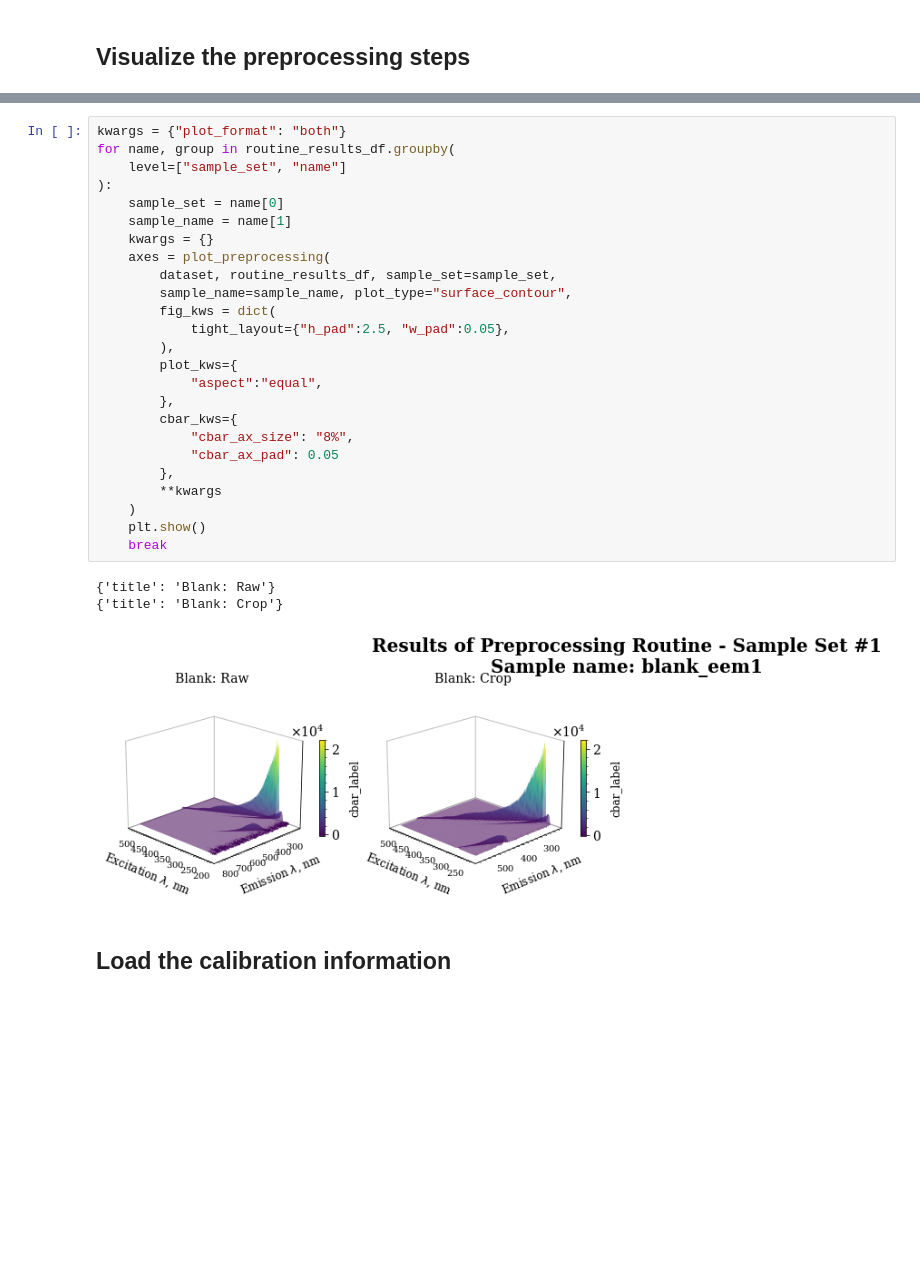
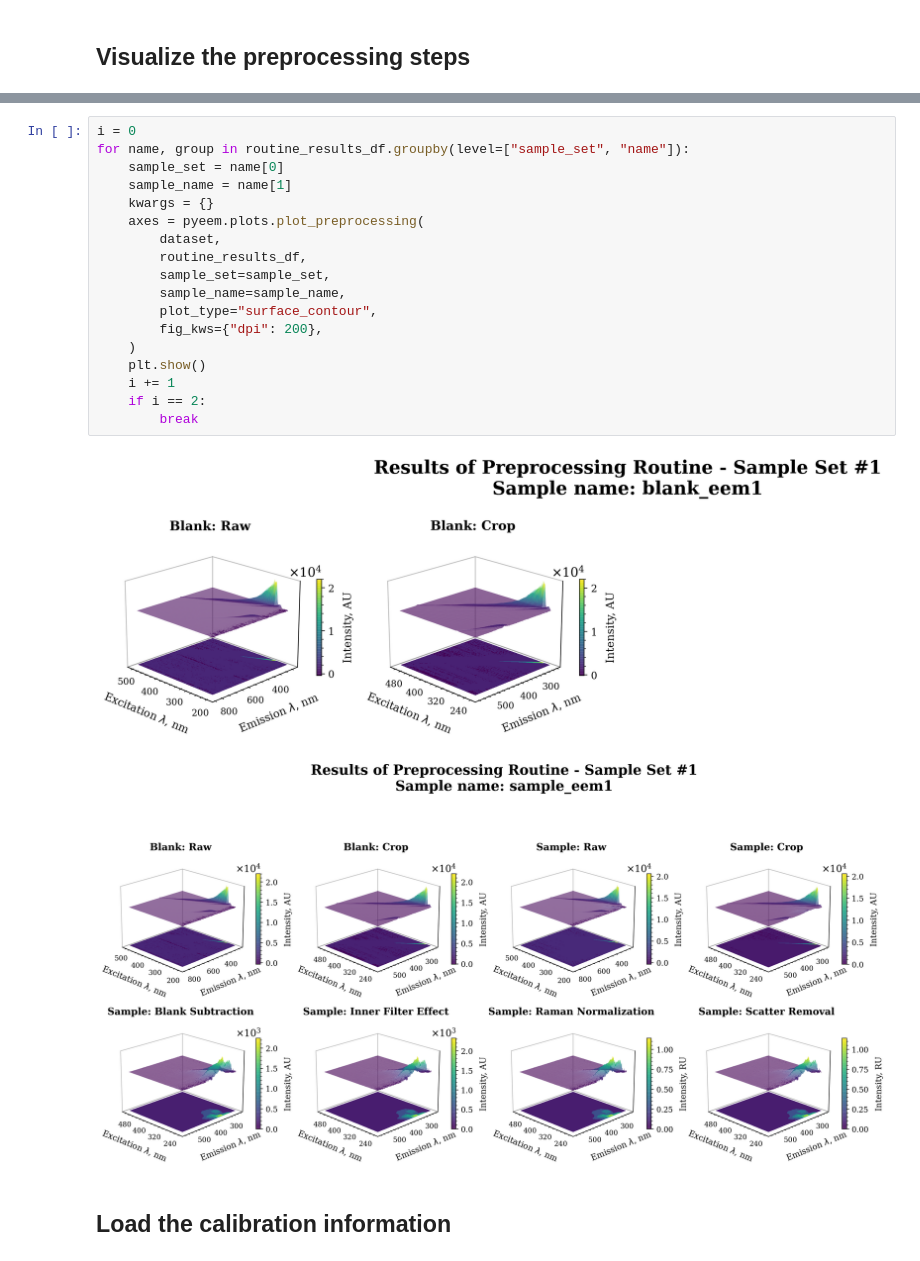
Before and after one commit to drewmee/PyEEM, a Jupyter notebook: examples/pyeem_tutorial.ipynb, the cells around one changed output, grey strips where cells are left out. Cells and saved outputs as stored; diff of their text form; blank space fills up the shorter version.

Commit message:
Refactored plots

```diff
--- a/examples/pyeem_tutorial.ipynb
+++ b/examples/pyeem_tutorial.ipynb
@@ -411,33 +483,25 @@ def plot_preprocessing(
     return axes
 # %%
-kwargs = {"plot_format": "both"}
-for name, group in routine_results_df.groupby(
-    level=["sample_set", "name"]
-):
+i = 0
+for name, group in routine_results_df.groupby(level=["sample_set", "name"]):
     sample_set = name[0]
     sample_name = name[1]
     kwargs = {}
-    axes = plot_preprocessing(
-        dataset, routine_results_df, sample_set=sample_set,
-        sample_name=sample_name, plot_type="surface_contour",
-        fig_kws = dict(
-            tight_layout={"h_pad":2.5, "w_pad":0.05},
-        ),
-        plot_kws={
-            "aspect":"equal",
-        },
-        cbar_kws={
-            "cbar_ax_size": "8%",
-            "cbar_ax_pad": 0.05
-        },
-        **kwargs
+    axes = pyeem.plots.plot_preprocessing(
+        dataset,
+        routine_results_df,
+        sample_set=sample_set,
+        sample_name=sample_name,
+        plot_type="surface_contour",
+        fig_kws={"dpi": 200},
     )
     plt.show()
-    break
+    i += 1
+    if i == 2:
+        break
 # %% [output]
-{'title': 'Blank: Raw'}
-{'title': 'Blank: Crop'}
-[figure, old version]
+[figure, new version]
+[figure, added]
 # %% [markdown]
 ## Load the calibration information
 # %%
```
Also changed, not shown: parts of 22 cells of this notebook, 9 other files.
